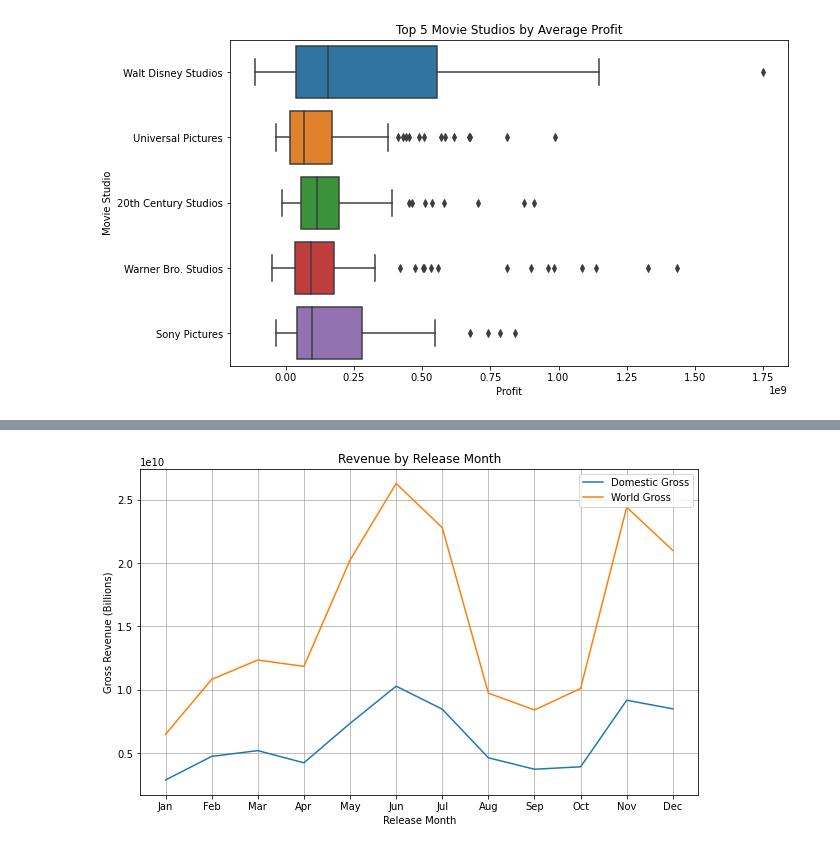
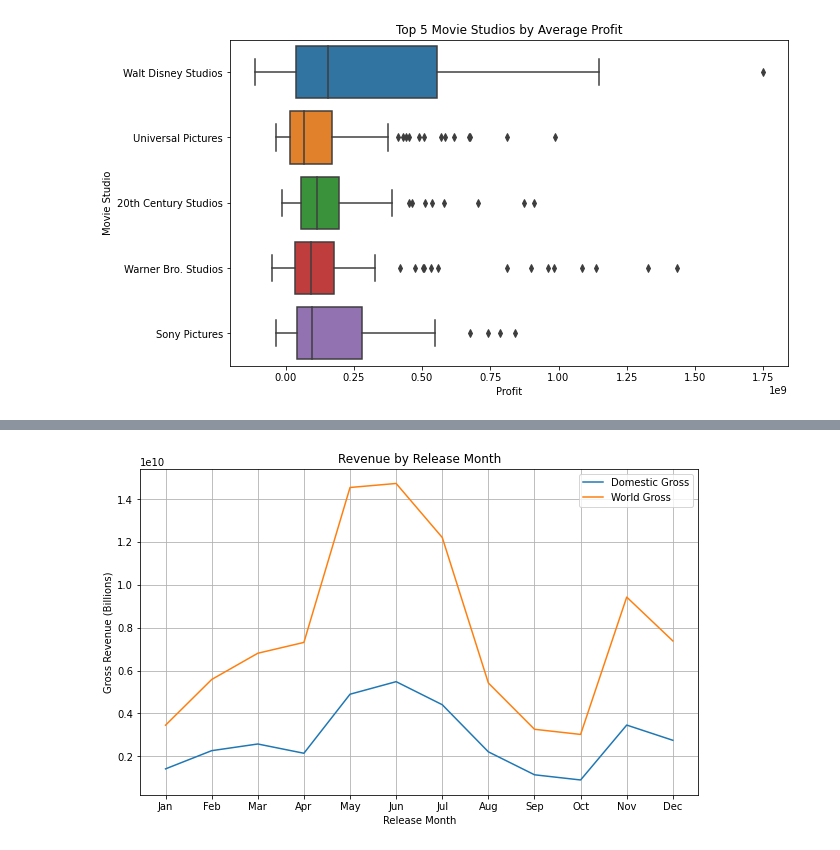
Before and after one commit to natberr/Project_One, a Jupyter notebook: Microsoft Movie Studio Project.ipynb, the cells around one changed output, grey strips where cells are left out. Cells and saved outputs as stored; diff of their text form; code cells hidden in the pictures.

```diff
--- a/Microsoft Movie Studio Project.ipynb
+++ b/Microsoft Movie Studio Project.ipynb
@@ -200,6 +217,10 @@ dtype: int64
 df_tn_imdb_bom['primary_genre'].fillna('-', inplace=True)
 # %%
 df_tn_imdb_bom['sub_genre'].fillna('-', inplace=True)
+# %%
+df_tn_imdb_bom['runtime_minutes'].fillna('-', inplace=True)
+# %%
+df_tn_imdb_bom['runtime_minutes'] = df_tn_imdb_bom['runtime_minutes'].replace("-", "0", regex=True).astype(int)
 # %%
 df_tn_imdb_bom.isnull().sum()
 # %% [output]
@@ -429,3 +478,4 @@ plt.savefig('Rev by Genre.png')
 # %%
-df_month = df_tn_imdb_bom.groupby(['release_month'])[['domestic_gross_x', 'worldwide_gross']].sum()
-df_month
+df_month = df_tn_imdb_bom.groupby(['primary_genre','release_month'])[['domestic_gross_x', 'worldwide_gross']].sum()
+df_month = df_month.head(13)
+df_month = df_month.tail(12)
@@ -466,11 +536,11 @@ df_month
 # %%
 rcParams['figure.figsize'] = 10,6
-plt.plot(df_month)
+plt.plot(df_month.droplevel(level=0))
 plt.grid(True)
 plt.title('Revenue by Release Month')
 plt.xlabel('Release Month')
 plt.ylabel('Gross Revenue (Billions)')
 plt.legend(['Domestic Gross', 'World Gross'])
 plt.savefig('Rev by Release Month.png')
 # %% [output]
-[figure, old version]
+[figure, new version]
```
Also changed, not shown: parts of 41 cells of this notebook, 6 other files.
